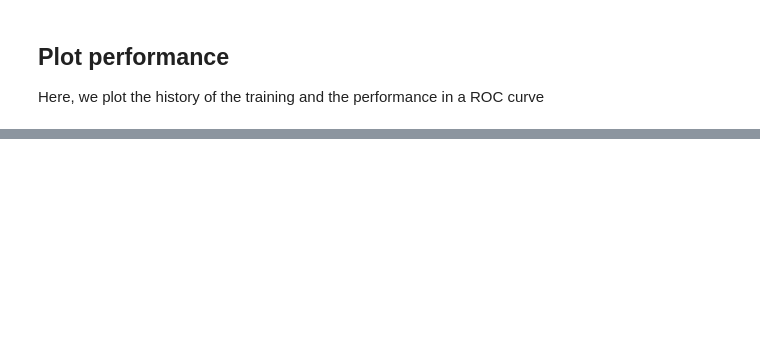
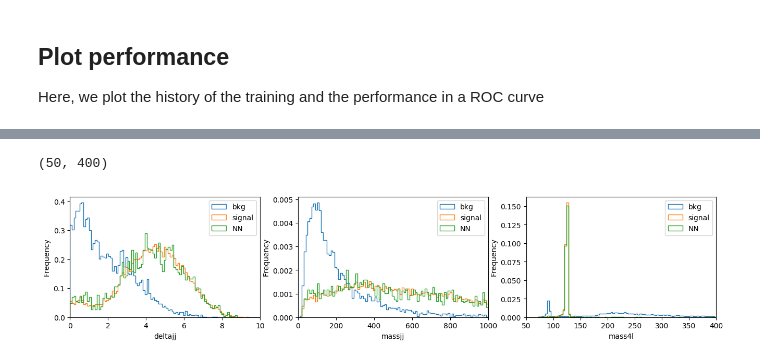
Before and after one commit to sznajder/Bari_Lectures, a Jupyter notebook: NotebooksAndScripts/MLP_HZZ4l_Keras.ipynb, the cells around one changed output, grey strips where cells are left out. Cells and saved outputs as stored; diff of their text form; code cells hidden in the pictures; blank space fills up the shorter version.

```diff
--- a/NotebooksAndScripts/MLP_HZZ4l_Keras.ipynb
+++ b/NotebooksAndScripts/MLP_HZZ4l_Keras.ipynb
@@ -222,18 +223,0 @@ Here, we will plot the NN output and devision boundary as a function of the inpu
-# %%
-# Hint: We want to make a three 2D numpy arrays:
-# x values at each (x, y) grid point
-# y values at each (x, y) grid point
-# z values (model prediction) at each (x, y) grid point
-
-myXI, myYI = np.meshgrid(np.linspace(-2, 2, 200), np.linspace(-2, 2, 200))
-# print shape
-print(myXI.shape)
-
-for i in range(0, len(myXI)):
-    for j in range(0, len(myYI)):
-        myXI[i,j] # x value of xi, yj point
-        myYI[i,j] # y value of xi, yj point
-        #myZI[i,j] = ??? # change this
-
-myZI = model.predict(np.c_[myXI.ravel(), myYI.ravel()])
-myZI = myZI.reshape(myXI.shape)
@@ -292 +226,62 @@ plt.colorbar(cont_plot,ax=ax, boundaries=[0,1],label='NN output')
+# %%
+
+import matplotlib.pyplot as plt
+
+# Define pandas dataframes the variables
+VARS=['f_deltajj','f_massjj','f_mass4l']
+params['VV'] = upfile['VV'][treename].arrays(VARS)
+params['bkg'] = upfile['bkg'][treename].arrays(VARS)
+df['VV'] = pd.DataFrame(params['VV'],columns=VARS)
+df['bkg'] = pd.DataFrame(params['bkg'],columns=VARS)
+
+# Remove events with undefined variable entries VARS[i] <= -999
+N = len(VARS)
+for i in range(N):
+    df['VV'] = df['VV'][(df['VV'][VARS[i]] > -999)]
+    df['bkg']= df['bkg'][(df['bkg'][VARS[i]] > -999)]
+
+
+# Define the data frame for NN predictions and high level variables
+data = pd.DataFrame({'f_mass4l':X_test[:,18],'f_massjj':X_test[:,19],'f_deltajj':X_test[:,20],'NNoutput':Y_predict[:,0]})
+
+# Selects events with NNoutput > cut
+cut = 0.5
+data = data[(data['NNoutput'] > cut)]
+
+
+# Plot  delta_eta between jets for signal, background and NN selected events
+plt.style.use('default') # It's ugly otherwise
+plt.figure(figsize=(16, 3),dpi=100)
+
+plt.subplot(1, 3, 1)
+plt.xlabel('deltajj')
+bins = np.linspace(0, 10, 100)
+df['bkg']['f_deltajj'].plot.hist(bins, label='bkg',histtype='step', density=1)
+df['VV']['f_deltajj'].plot.hist(bins, label='signal',histtype='step', density=1)
+data['f_deltajj'].plot.hist(bins, label='NN',histtype='step', density=1)
+plt.legend(loc='upper right')
+plt.xlim(0,10)
+
+# Plot  dijets mass for signal, background and NN selected events
+plt.subplot(1, 3, 2)
+plt.xlabel('massjj')
+bins = np.linspace(0, 1000, 100)
+df['bkg']['f_massjj'].plot.hist(bins, label='bkg',histtype='step', density=1)
+df['VV']['f_massjj'].plot.hist(bins, label='signal',histtype='step', density=1)
+data['f_massjj'].plot.hist(bins, label='NN',histtype='step', density=1)
+plt.legend(loc='upper right')
+plt.xlim(0,1000)
+
+# Plot 4l invariant mass for signal, background and NN selected events
+plt.subplot(1, 3, 3)
+plt.xlabel('mass4l')
+bins = np.linspace(50, 400, 100)
+df['bkg']['f_mass4l'].plot.hist(bins, label='bkg',histtype='step', density=1)
+df['VV']['f_mass4l'].plot.hist(bins, label='signal',histtype='step', density=1)
+data['f_mass4l'].plot.hist(bins, label='NN',histtype='step', density=1)
+plt.legend(loc='upper right')
+plt.xlim(50,400)
+# %% [output]
+(50, 400)
+[figure, added]
 # %% [markdown]
```
Also changed, not shown: parts of 23 cells of this notebook, 3 other files.
